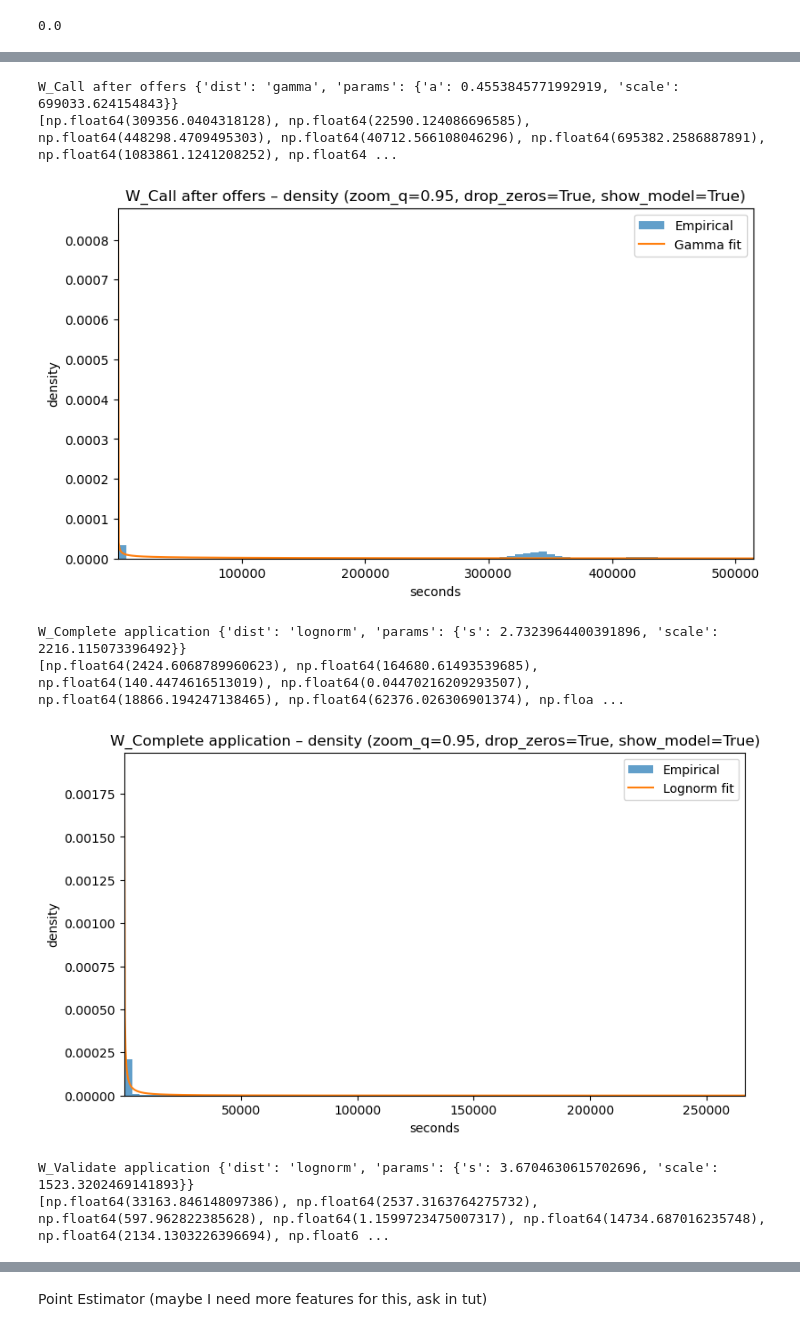
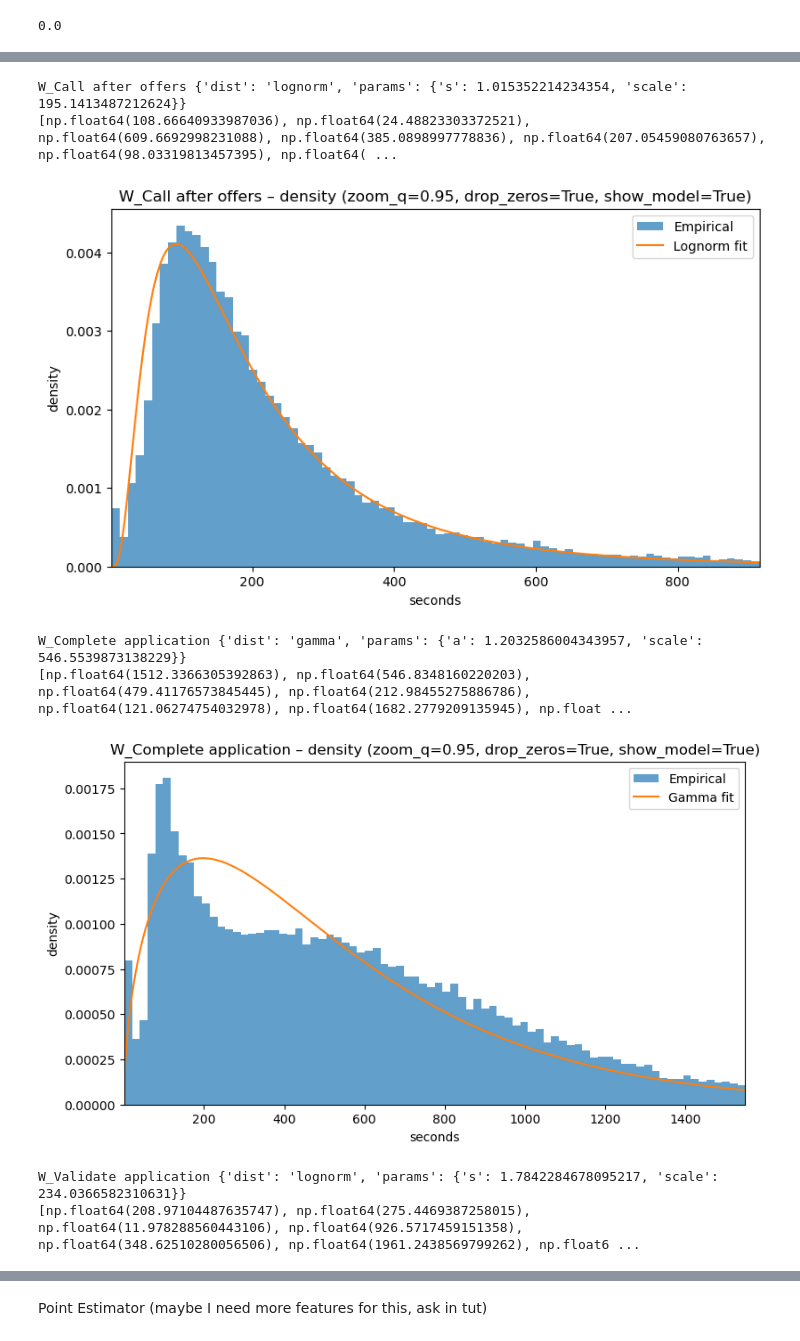
Before and after one commit to mbrieg/bppso-groupwork, a Jupyter notebook: processing_times/Processing_Times.ipynb, the cells around one changed output, grey strips where cells are left out. Cells and saved outputs as stored; diff of their text form; code cells hidden in the pictures.

Commit message:
processing times complete, wothout sampling

```diff
--- a/processing_times/Processing_Times.ipynb
+++ b/processing_times/Processing_Times.ipynb
@@ -161,9 +172,9 @@ W_ activities in durations_full: 6
 # %%
 from processing_times.basic_analysis import build_duration_counts
-durations_full_proc = build_duration_counts(inst, value_col="proc_seconds", drop_zeros=True, round_to=1.0)
-durations_full_total = build_duration_counts(inst, value_col="total_seconds", drop_zeros=True, round_to=1.0)
+durations_full_proc = build_duration_counts(inst, value_col="proc_seconds", drop_zeros=True, round_to=0.01)
+durations_full_total = build_duration_counts(inst, value_col="total_seconds", drop_zeros=True, round_to=0.01)
 
-durations_full_wait_pos = build_duration_counts(inst, value_col="wait_seconds", drop_zeros=False, round_to=1.0)
+durations_full_wait_pos = build_duration_counts(inst, value_col="wait_seconds", drop_zeros=False, round_to=0.01)
 
 print("W_ activities in durations_full_proc:", len(durations_full_proc))
 print("W_ activities in durations_full_total:", len(durations_full_total))
@@ -315,15 +300,36 @@ p0_global
 # --- Add const models for missing activities (A_ / O_ etc.) ---
 
 all_acts = sorted(set(df["concept:name"]))
+per_act_med_dt, global_med_dt = median_time_to_next_event_by_activity(df)
+wait_sampling ={}
+
 
 for act in all_acts:
-    if act not in processing_models_proc:
-        processing_models_proc[act] = {"dist": "const", "value": 0.0}
+    if act not in processing_models_total:
+        v = float(per_act_med_dt.get(act, global_med_dt))
+        processing_models_total[act] = {"dist": "const", "value": float(v)}
+
+
+
     if act not in processing_models_total:
         processing_models_total[act] = {"dist": "const", "value": 0.0}
     if act not in processing_models_wait:
         # if there are no waiting observations, default to 0 waiting time
-        processing_models_wait[act] = {"dist": "const", "value": 0.0}
+        if act.startswith("W_") and act in durations_full_wait_pos:
+            # empirical waiting distribution (counts format)
+            processing_models_wait[act] = {
+                "dist": "empirical",
+                "counts": durations_full_wait_pos[act]   # [(count, value), ...]
+            }
+        else:
+            # fallback: median time-to-next-event (constant)
+            v = float(per_act_med_dt.get(act, global_med_dt))
+            processing_models_wait[act] = {
+                "dist": "const",
+                "value": float(v)  # min 1s to avoid identical timestamps
+            }
 
 # Backward compatible
 processing_models = processing_models_proc
+print(processing_models_wait.get("W_Assess potential fraud"))
+print(processing_models_proc.get("A_Create Application"))
@@ -330,40 +339,40 @@ processing_models = processing_models_proc
 # %%
 # --- Quick inspection / plots (optional) ---
 # WARNING: plotting all activities can be slow.
 # Choose which target you want to inspect:
-which = "total"  # "proc" | "total" | "wait"
-N = 5  # how many activities to inspect
+which = "proc"  # "proc" | "total" | "wait"
+N = 10  # how many activities to inspect
 
 if which == "proc":
     models = processing_models_proc
     durs = durations_full_proc
 elif which == "total":
     models = processing_models_total
     durs = durations_full_total
 elif which == "wait":
     models = processing_models_wait
     durs = durations_full_wait_pos
 else:
     raise ValueError("which must be 'proc', 'total', or 'wait'")
 
 for act in list(models.keys())[:N]:
     spec = models[act]
     print(act, spec)
     print(fk.sample_processing_time(spec, n=10))
     # For wait we fitted positive-part, so drop_zeros=True is correct
     fk.density_plot_from_counts(
         durs, act,
         show_model=(spec.get("dist") in {"gamma", "lognorm"}),
         dist=spec.get("dist", "gamma"),
         drop_zeros=True,
         zoom_q=0.95
     )
 # %% [output]
-W_Call after offers {'dist': 'gamma', 'params': {'a': 0.4553845771992919, 'scale': 699033.624154843}}
-[np.float64(309356.0404318128), np.float64(22590.124086696585), np.float64(448298.4709495303), np.float64(40712.566108046296), np.float64(695382.2586887891), np.float64(1083861.1241208252), np.float64 ...
+W_Call after offers {'dist': 'lognorm', 'params': {'s': 1.015352214234354, 'scale': 195.1413487212624}}
+[np.float64(108.66640933987036), np.float64(24.48823303372521), np.float64(609.6692998231088), np.float64(385.0898997778836), np.float64(207.05459080763657), np.float64(98.03319813457395), np.float64( ...
-[figure, old version]
+[figure, new version]
-W_Complete application {'dist': 'lognorm', 'params': {'s': 2.7323964400391896, 'scale': 2216.115073396492}}
-[np.float64(2424.6068789960623), np.float64(164680.61493539685), np.float64(140.4474616513019), np.float64(0.04470216209293507), np.float64(18866.194247138465), np.float64(62376.026306901374), np.floa ...
+W_Complete application {'dist': 'gamma', 'params': {'a': 1.2032586004343957, 'scale': 546.5539873138229}}
+[np.float64(1512.3366305392863), np.float64(546.8348160220203), np.float64(479.41176573845445), np.float64(212.98455275886786), np.float64(121.06274754032978), np.float64(1682.2779209135945), np.float ...
-[figure, old version]
+[figure, new version]
-W_Validate application {'dist': 'lognorm', 'params': {'s': 3.6704630615702696, 'scale': 1523.3202469141893}}
-[np.float64(33163.846148097386), np.float64(2537.3163764275732), np.float64(597.962822385628), np.float64(1.1599723475007317), np.float64(14734.687016235748), np.float64(2134.1303226396694), np.float6 ...
+W_Validate application {'dist': 'lognorm', 'params': {'s': 1.7842284678095217, 'scale': 234.0366582310631}}
+[np.float64(208.97104487635747), np.float64(275.4469387258015), np.float64(11.978288560443106), np.float64(926.5717459151358), np.float64(348.62510280056506), np.float64(1961.2438569799262), np.float6 ...
```
Also changed, not shown: parts of 18 cells of this notebook, 6 other files.
